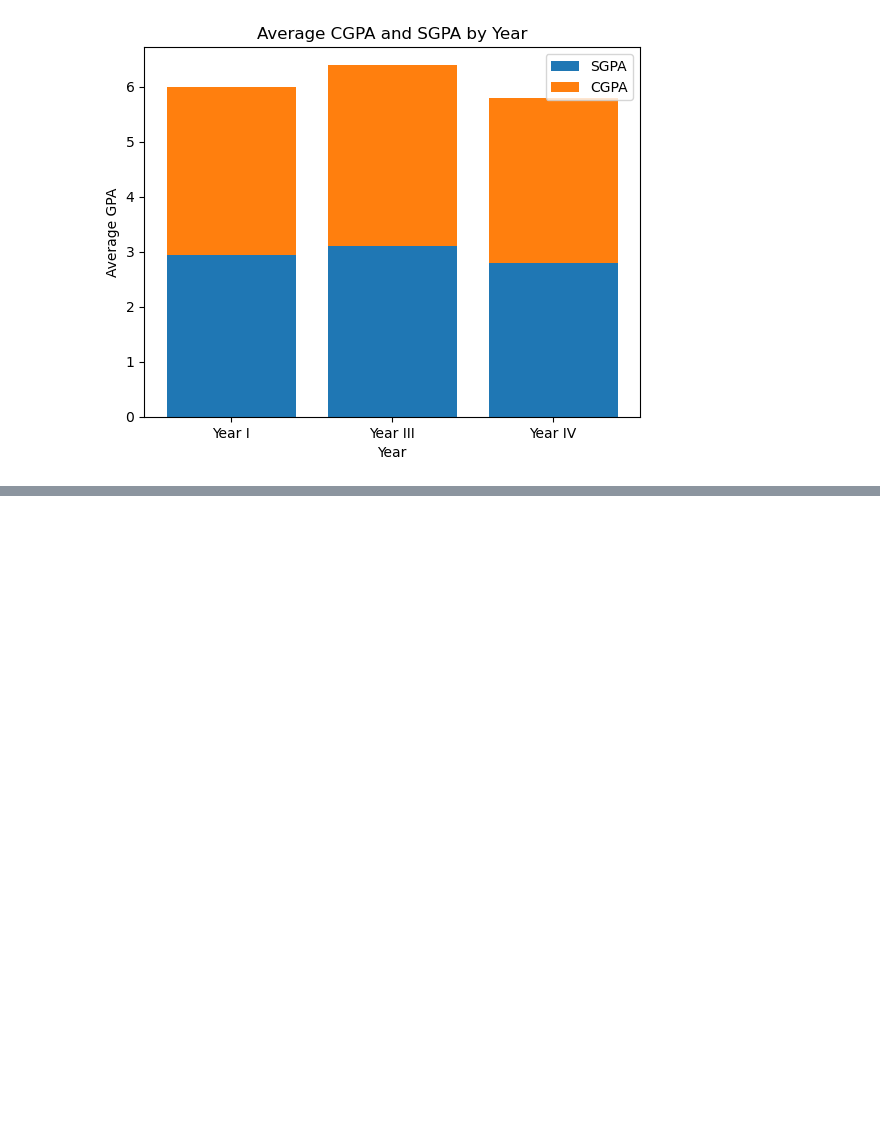
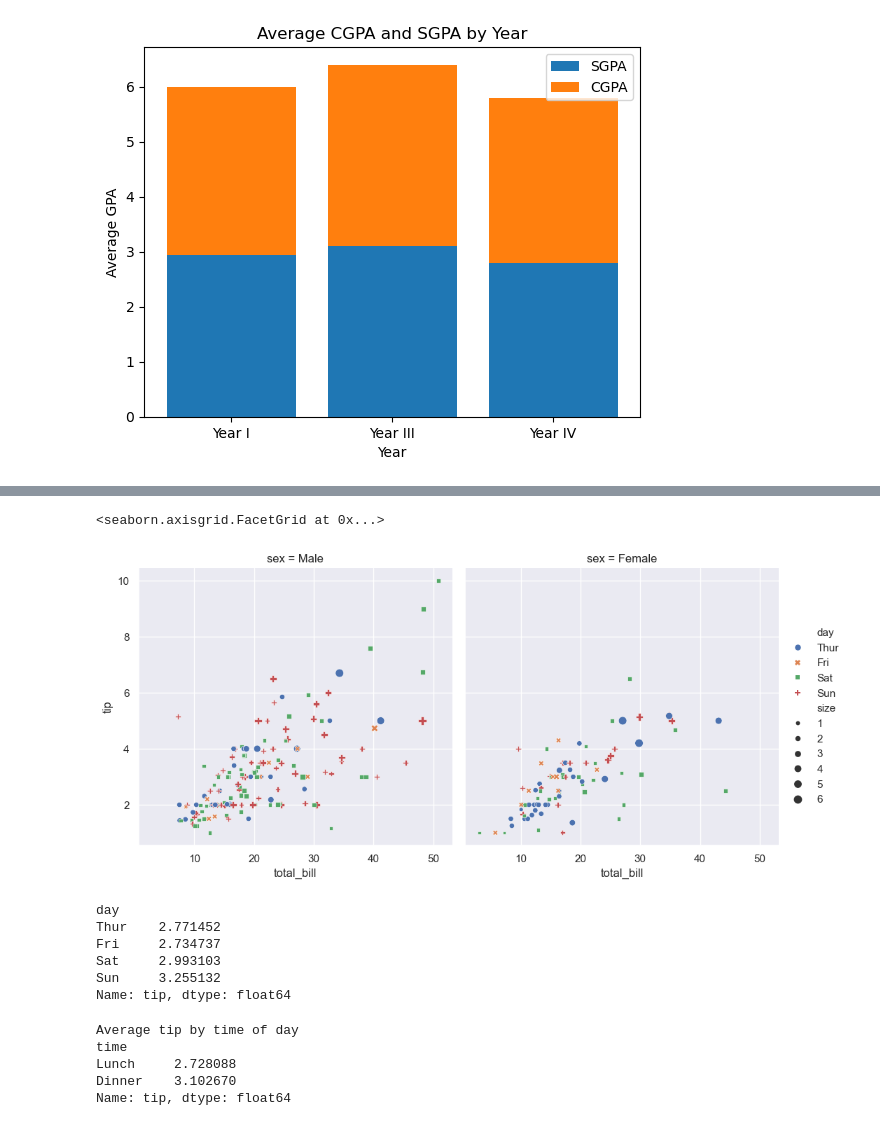
Before and after one commit to herandd-7/qiyas-2026-006429, a Jupyter notebook: cw.ipynb, the cells around one changed output, grey strips where cells are left out. Saved outputs shown, nothing was run; the diff lists cells and outputs as text; code cells hidden in the pictures; blank space fills up the shorter version.

```diff
--- a/cw.ipynb
+++ b/cw.ipynb
@@ -186,0 +313,35 @@ Year IV   3.000000  2.800000
+# %%
+# Import seaborn and apply the default theme
+import seaborn as sns
+sns.set_theme()
+tips = sns.load_dataset("tips") # Load an example dataset
+# Create a visualization
+sns.relplot(data=tips, x="total_bill", y="tip", col="sex", hue="day", style="day", size="size",)# hue="day", style="day"
+# %% [output]
+<seaborn.axisgrid.FacetGrid at 0x...>
+[figure, added]
+# %%
+import seaborn as sns
+import pandas as pd
+
+tips = sns.load_dataset("tips")
+
+mean_tip = tips.groupby("day")["tip"].mean()
+print(avg_tip)
+# %% [output]
+day
+Thur    2.771452
+Fri     2.734737
+Sat     2.993103
+Sun     3.255132
+Name: tip, dtype: float64
+# %%
+print("Average tip by time of day")
+print(tips.groupby("time")["tip"].mean())
+linear regration y=mx+b
+# %% [output]
+Average tip by time of day
+time
+Lunch     2.728088
+Dinner    3.102670
+Name: tip, dtype: float64
```
Also changed, not shown: parts of 10 cells of this notebook, 6 other files.
